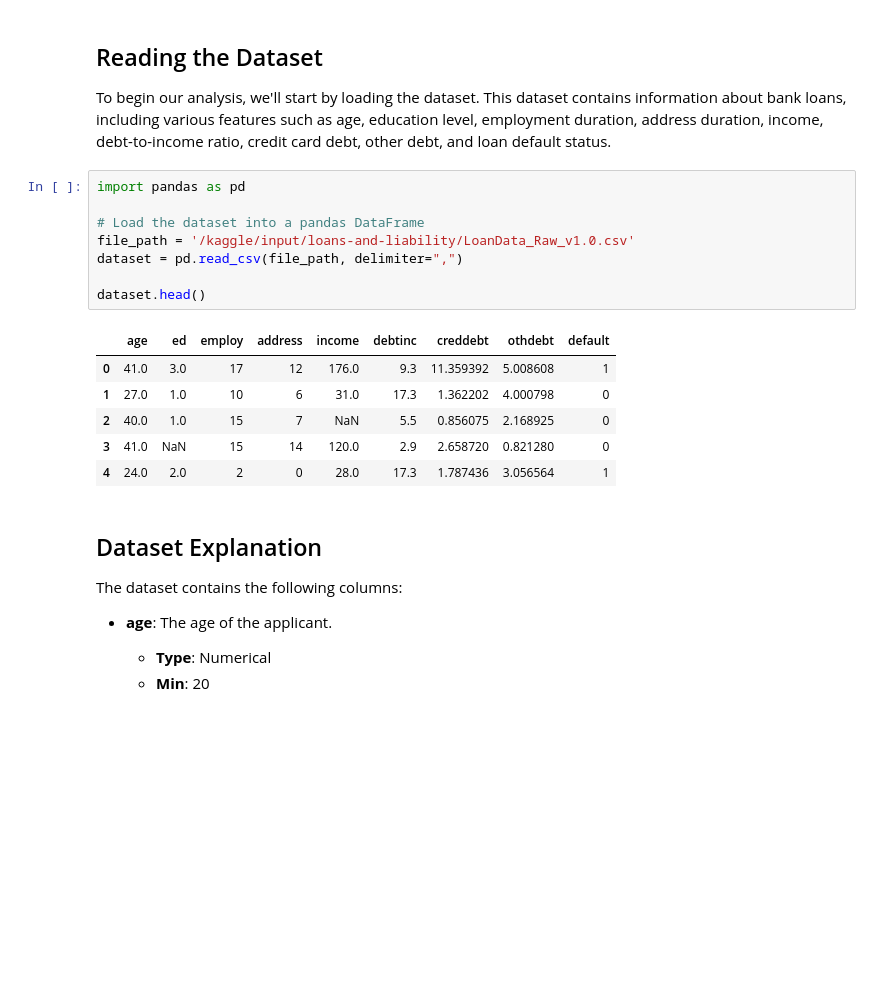
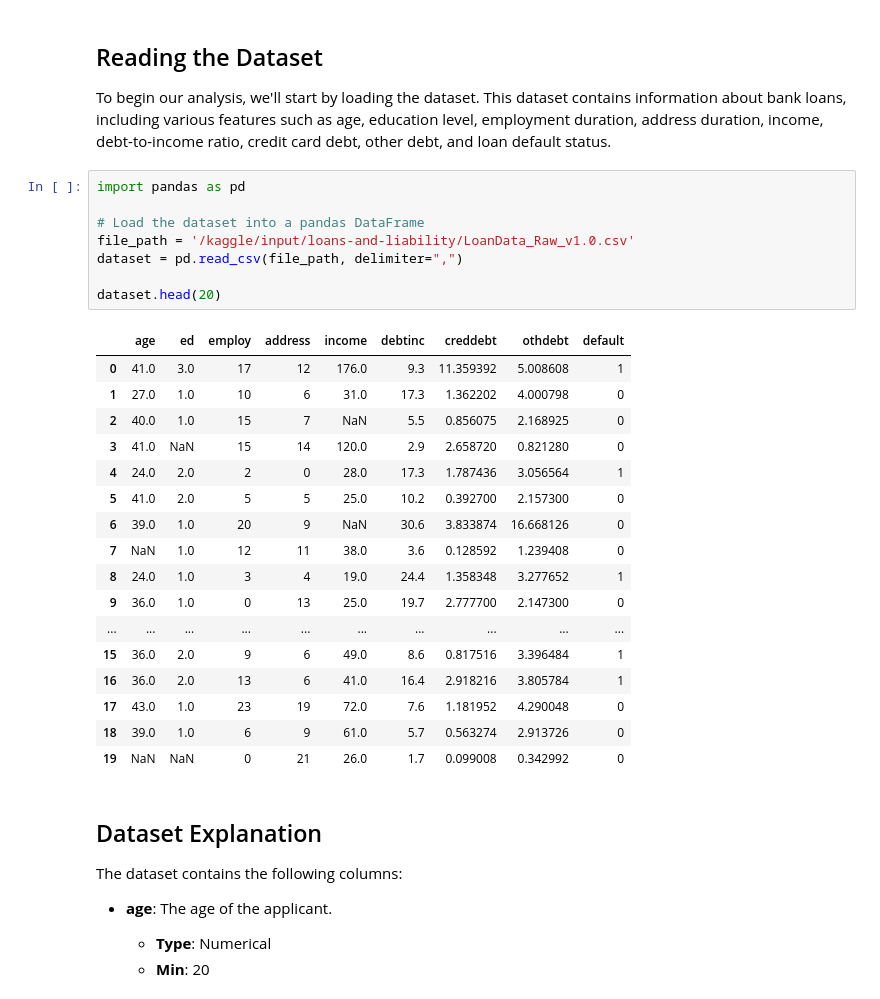
Before and after one commit to matinmahmoudi/Kaggle, a Jupyter notebook: complete-guide-to-data-preparation-a-to-z.ipynb, the cells around one changed output. Saved outputs shown, nothing was run; the diff lists cells and outputs as text; blank space fills up the shorter version.

```diff
--- a/complete-guide-to-data-preparation-a-to-z.ipynb
+++ b/complete-guide-to-data-preparation-a-to-z.ipynb
@@ -44,18 +44,29 @@ To begin our analysis, we'll start by loading the dataset. This dataset contains
 # %%
 import pandas as pd
 
 # Load the dataset into a pandas DataFrame
 file_path = '/kaggle/input/loans-and-liability/LoanData_Raw_v1.0.csv'
 dataset = pd.read_csv(file_path, delimiter=",")
 
-dataset.head()
+dataset.head(20)
 # %% [output]
 |  | age | ed | employ | address | income | debtinc | creddebt | othdebt | default |
 | 0 | 41.0 | 3.0 | 17 | 12 | 176.0 | 9.3 | 11.359392 | 5.008608 | 1 |
 | 1 | 27.0 | 1.0 | 10 | 6 | 31.0 | 17.3 | 1.362202 | 4.000798 | 0 |
 | 2 | 40.0 | 1.0 | 15 | 7 | NaN | 5.5 | 0.856075 | 2.168925 | 0 |
 | 3 | 41.0 | NaN | 15 | 14 | 120.0 | 2.9 | 2.658720 | 0.821280 | 0 |
 | 4 | 24.0 | 2.0 | 2 | 0 | 28.0 | 17.3 | 1.787436 | 3.056564 | 1 |
+| 5 | 41.0 | 2.0 | 5 | 5 | 25.0 | 10.2 | 0.392700 | 2.157300 | 0 |
+| 6 | 39.0 | 1.0 | 20 | 9 | NaN | 30.6 | 3.833874 | 16.668126 | 0 |
+| 7 | NaN | 1.0 | 12 | 11 | 38.0 | 3.6 | 0.128592 | 1.239408 | 0 |
+| 8 | 24.0 | 1.0 | 3 | 4 | 19.0 | 24.4 | 1.358348 | 3.277652 | 1 |
+| 9 | 36.0 | 1.0 | 0 | 13 | 25.0 | 19.7 | 2.777700 | 2.147300 | 0 |
+| ... | ... | ... | ... | ... | ... | ... | ... | ... | ... |
+| 15 | 36.0 | 2.0 | 9 | 6 | 49.0 | 8.6 | 0.817516 | 3.396484 | 1 |
+| 16 | 36.0 | 2.0 | 13 | 6 | 41.0 | 16.4 | 2.918216 | 3.805784 | 1 |
+| 17 | 43.0 | 1.0 | 23 | 19 | 72.0 | 7.6 | 1.181952 | 4.290048 | 0 |
+| 18 | 39.0 | 1.0 | 6 | 9 | 61.0 | 5.7 | 0.563274 | 2.913726 | 0 |
+| 19 | NaN | NaN | 0 | 21 | 26.0 | 1.7 | 0.099008 | 0.342992 | 0 |
 # %% [markdown]
 ## Dataset Explanation
 
```
Also changed, not shown: parts of 7 cells of this notebook.
